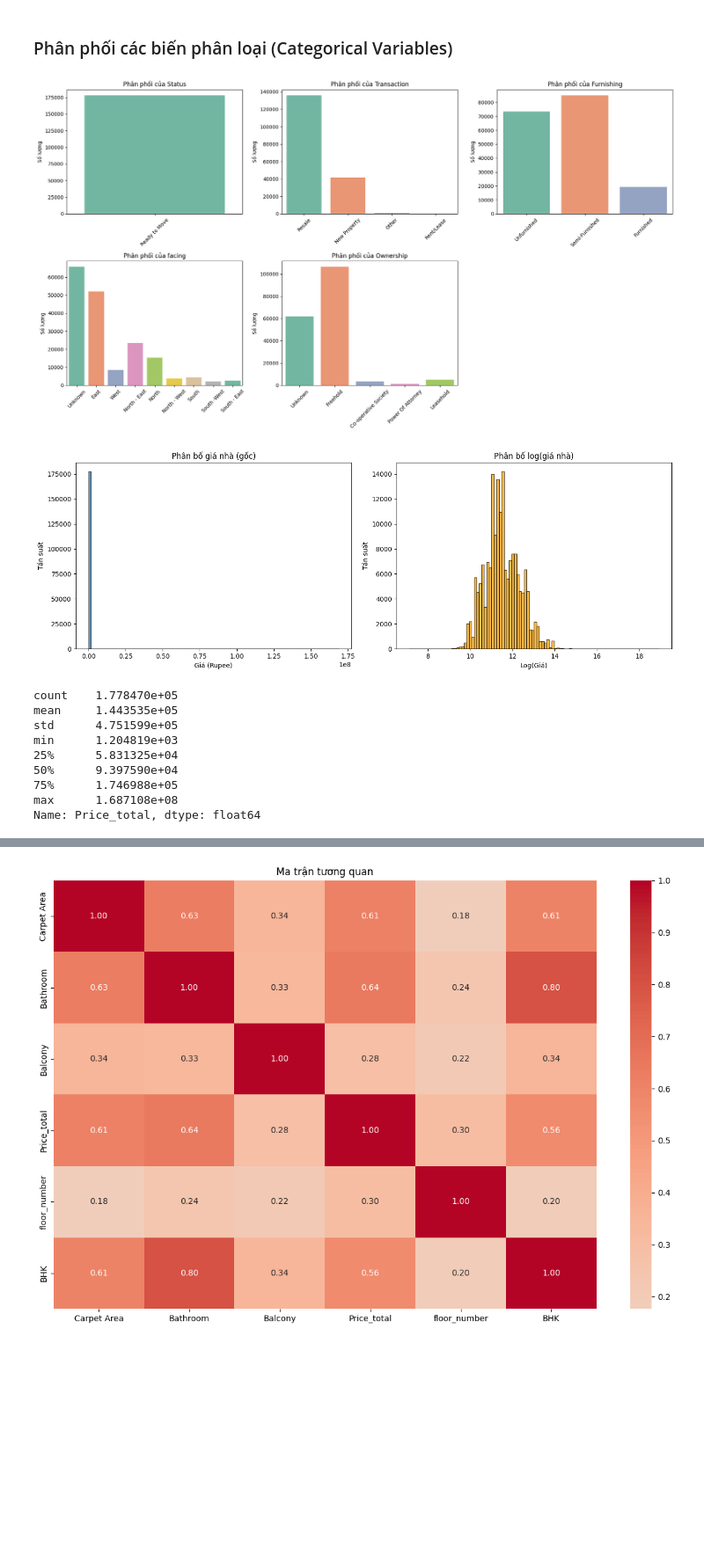
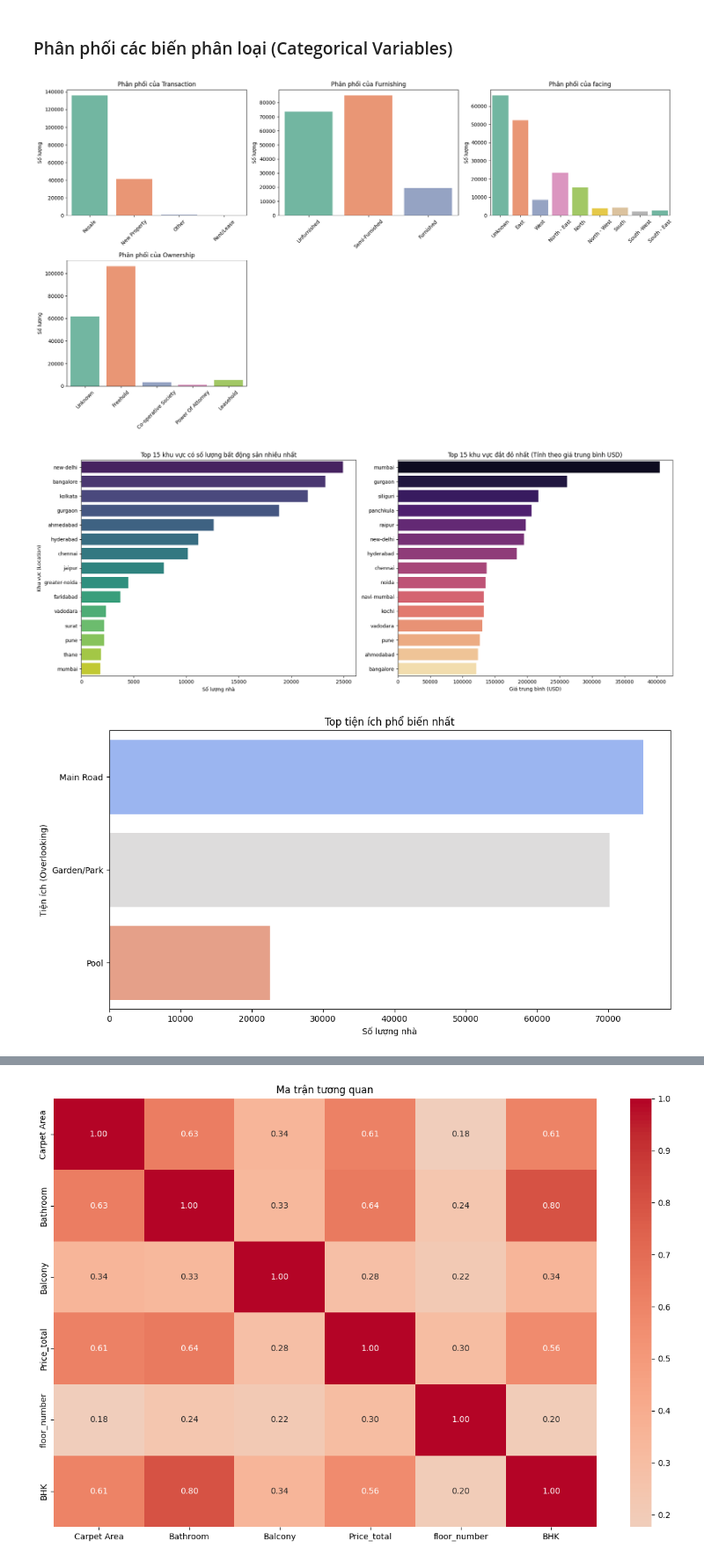
Before and after one commit to vyvy31082004/House-Price-Prediction, a Jupyter notebook: final.ipynb, the cells around one changed output, grey strips where cells are left out. Shown at 88% size. Cells and saved outputs as stored; diff of their text form; code cells hidden in the pictures; blank space fills up the shorter version.

```diff
--- a/final.ipynb
+++ b/final.ipynb
@@ -95,18 +233,3 @@ data['Carpet Area']
 187529          NaN
 187530          NaN
 Name: Carpet Area, Length: 187531, dtype: object
-# %%
-def clean_area(x):
-    if pd.isna(x):
-        return np.nan
-    x=str(x).lower()
-    match = re.match(r'([0-9.]+)\s*(.*)',x)
-    if match:
-        value = float(match.group(1))
-        unit = match.group(2).strip()
-        if 'sqm' in unit or 'sq.m.' in unit:
-            return value * 10.7639
-        elif 'sqyrd' in unit:
-            return value * 9.0
-        return value
-    return np.nan
@@ -334,7 +495,7 @@ Shape cuối cùng: (177847, 13)
 # %% [markdown]
 ### Phân phối các biến phân loại (Categorical Variables)
 # %%
-cat_cols = ['Status', 'Transaction', 'Furnishing', 'facing', 'Ownership']
+cat_cols = ['Transaction', 'Furnishing', 'facing', 'Ownership']
 
 fig, axes = plt.subplots(2, 3, figsize=(18, 10))
 axes = axes.flatten()
@@ -354,33 +515,49 @@ for j in range(len(cat_cols), len(axes)):
 plt.tight_layout()
 plt.show()
 # %% [output]
-[figure, old version]
+[figure, new version]
 # %%
-# Phân bố giá nhà (gốc và log)
-fig, axes = plt.subplots(1, 2, figsize=(14, 5))
 
-axes[0].hist(data['Price_total'], bins=100, edgecolor='black', alpha=0.7)
-axes[0].set_title('Phân bố giá nhà (gốc)')
-axes[0].set_xlabel('Giá (Rupee)')
-axes[0].set_ylabel('Tần suất')
+# Thống kê Top 15 location có nhiều nhà nhất
+top_15_locations = data['location'].value_counts().head(15)
 
-axes[1].hist(np.log1p(data['Price_total']), bins=100, edgecolor='black', alpha=0.7, color='orange')
-axes[1].set_title('Phân bố log(giá nhà)')
-axes[1].set_xlabel('Log(Giá)')
-axes[1].set_ylabel('Tần suất')
+fig, axes = plt.subplots(1, 2, figsize=(18, 7))
+
+sns.barplot(x=top_15_locations.values, y=top_15_locations.index, ax=axes[0], palette='viridis')
+axes[0].set_title('Top 15 khu vực có số lượng bất động sản nhiều nhất')
+axes[0].set_xlabel('Số lượng nhà')
+axes[0].set_ylabel('Khu vực (Location)')
+
+# Top 15 location có giá nhà trung bình CAO NHẤT (Xét khu vực có >= 50 căn)
+loc_counts = data['location'].value_counts()
+valid_locs = loc_counts[loc_counts >= 50].index
+avg_price_by_loc = data[data['location'].isin(valid_locs) & data['Price_total'].notna()]['Price_total'].groupby(data['location']).mean()
+top_15_expensive = avg_price_by_loc.sort_values(ascending=False).head(15)
+
+sns.barplot(x=top_15_expensive.values, y=top_15_expensive.index, ax=axes[1], palette='magma')
+axes[1].set_title('Top 15 khu vực đắt đỏ nhất (Tính theo giá trung bình USD)')
+axes[1].set_xlabel('Giá trung bình (USD)')
+axes[1].set_ylabel('')
 
 plt.tight_layout()
 plt.show()
 
-print(data['Price_total'].describe())
+# Xem phân bố giá của Top 10 location phổ biến nhất bằng Boxplot
+top_10_loc_names = top_15_locations.head(10).index
+data_top_10 = data[data['location'].isin(top_10_loc_names)]
+
+
+
+# Xử lý chuỗi overlooking để đếm chính xác từng loại tiện ích (tách bởi dấu phẩy)
+all_views = data['overlooking'].dropna().astype(str).str.split(',').explode().str.strip()
+view_counts = all_views[all_views != 'Unknown'].value_counts().head(3)
+
+plt.figure(figsize=(12, 6))
+sns.barplot(x=view_counts.values, y=view_counts.index, palette='coolwarm')
+plt.title('Top tiện ích phổ biến nhất')
+plt.xlabel('Số lượng nhà')
+plt.ylabel('Tiện ích (Overlooking)')
+plt.show()
 # %% [output]
-[figure, old version]
+[figure, new version]
-count    1.778470e+05
-mean     1.443535e+05
-std      4.751599e+05
-min      1.204819e+03
-25%      5.831325e+04
-50%      9.397590e+04
-75%      1.746988e+05
-max      1.687108e+08
-Name: Price_total, dtype: float64
+[figure, added]
```
Also changed, not shown: parts of 30 cells of this notebook, 2 other files.
